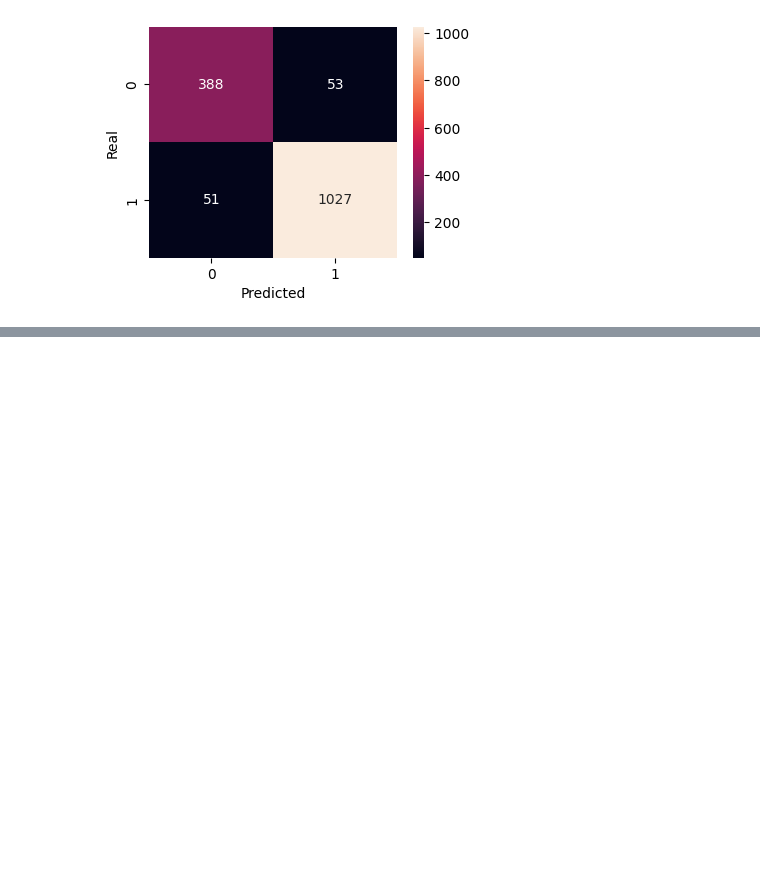
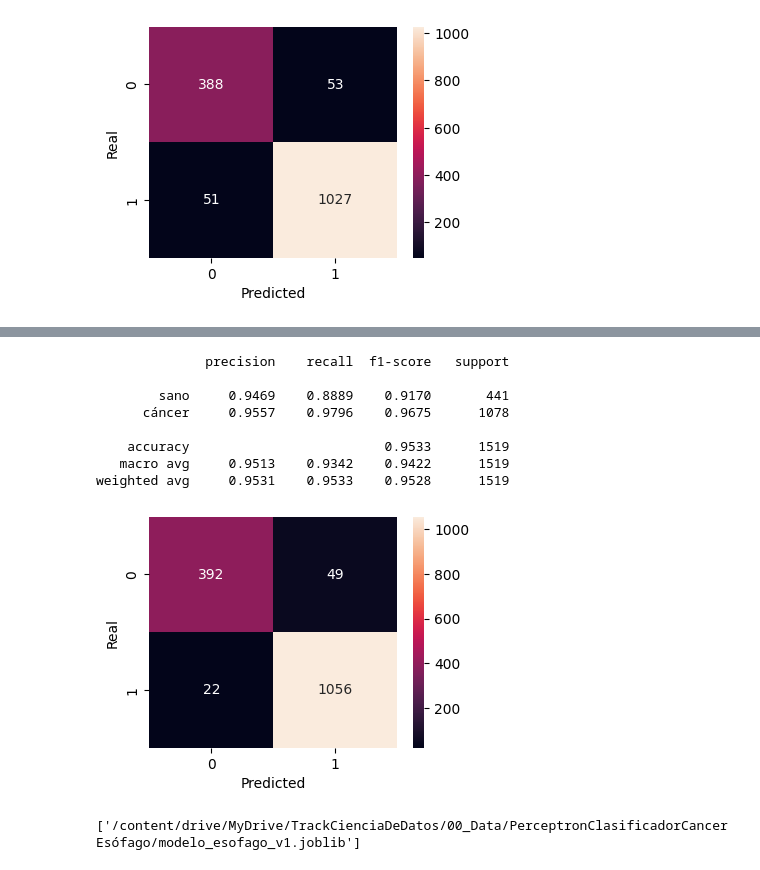
Before and after one commit to emm-gl/ClassificadorCancerEsofago, a Jupyter notebook: Notebooks/PerceptronClasificadorCancerEsófago.ipynb, the cells around one changed output, grey strips where cells are left out. Drawn from its saved outputs; the diff is of its cells as text; code cells hidden in the pictures; blank space fills up the shorter version.

```diff
--- a/Notebooks/PerceptronClasificadorCancerEsófago.ipynb
+++ b/Notebooks/PerceptronClasificadorCancerEsófago.ipynb
@@ -579,0 +761,15 @@ matriz_confusion(y_test, y_predict_2)
+# %%
+from sklearn.linear_model import LogisticRegression
+from sklearn.preprocessing import StandardScaler
+
+esc = StandardScaler().fit(X_tr_s)          # se ajusta SOLO con train
+X_tr_z  = esc.transform(X_tr_s)
+X_val_z = esc.transform(X_val_s)
+
+modelos_log = {}
+for C in [0.001, 0.01, 0.1]:                # C chico = más regularización
+    m = LogisticRegression(C=C, max_iter=2000).fit(X_tr_z, y_tr)
+    modelos_log[C] = m
+    evaluar(f"Logística C={C}", y_val, m.predict(X_val_z))
+
+pd.DataFrame(resultados).round(4)
@@ -579,0 +840,36 @@ matriz_confusion(y_test, y_predict_2)
+# %%
+from sklearn.metrics import classification_report
+
+# Modelo y umbral elegidos con validación
+modelo_final = modelos_log[0.01]
+umbral_final = 0.3
+
+# El test pasa por EXACTAMENTE el mismo preprocesamiento
+X_test_z = esc.transform(X_test_s)
+proba_test = modelo_final.predict_proba(X_test_z)[:, 1]
+y_pred_final = (proba_test >= umbral_final).astype(int)
+
+print(classification_report(y_test, y_pred_final, target_names=["sano", "cáncer"], digits=4))
+matriz_confusion(y_test, y_pred_final)
+# %% [output]
+              precision    recall  f1-score   support
+
+        sano     0.9469    0.8889    0.9170       441
+      cáncer     0.9557    0.9796    0.9675      1078
+
+    accuracy                         0.9533      1519
+   macro avg     0.9513    0.9342    0.9422      1519
+weighted avg     0.9531    0.9533    0.9528      1519
+[figure, added]
+# %%
+import joblib
+
+paquete = {
+    "escalador": esc,          # StandardScaler ajustado con train
+    "modelo": modelo_final,    # los 67,600 pesos + sesgo
+    "umbral": umbral_final,    # 0.3
+    "nota": "Entrada: imagen gris 260x260 uint8 → reshape(1,-1) → /255 → escalador",
+}
+joblib.dump(paquete, ruta2 + "modelo_esofago_v1.joblib")
+# %% [output]
+['/content/drive/MyDrive/TrackCienciaDeDatos/00_Data/PerceptronClasificadorCancerEsófago/modelo_esofago_v1.joblib']
```
Also changed, not shown: parts of 33 cells of this notebook.
